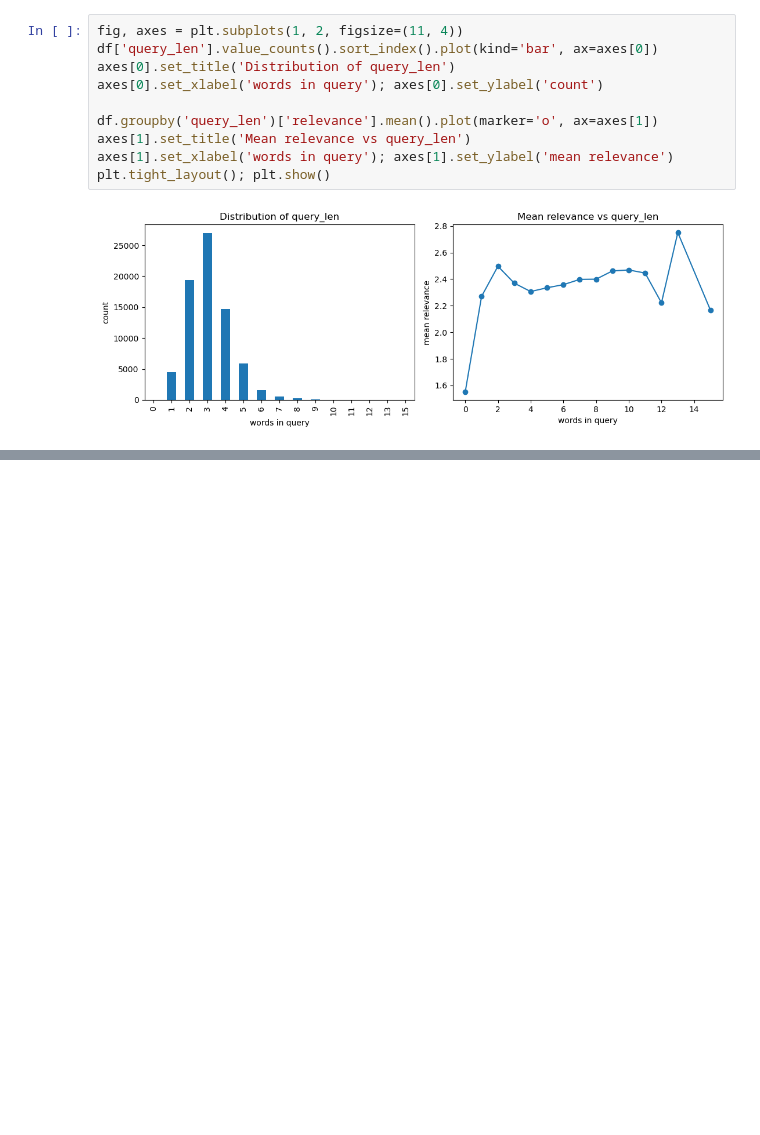
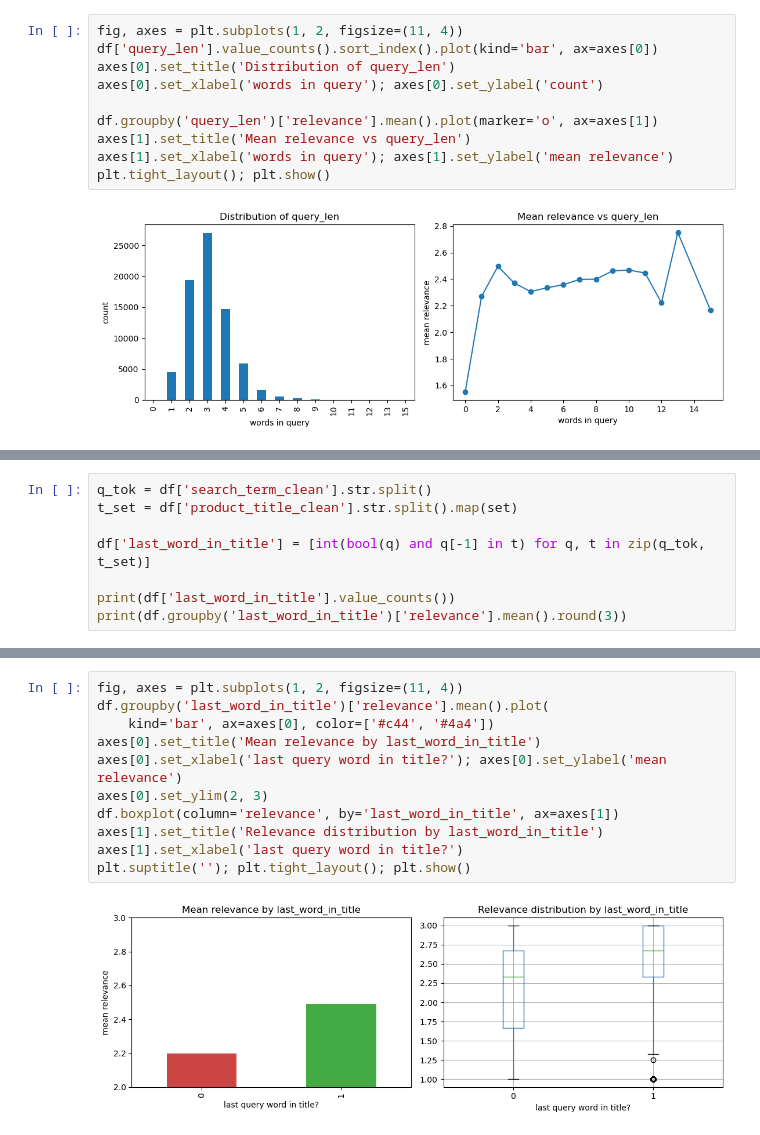
Before and after one commit to larskopp/DARP2JasperLars, a Jupyter notebook: DARP2.ipynb, the cells around one changed output, grey strips where cells are left out. Cells and saved outputs as stored; diff of their text form; blank space fills up the shorter version.

```diff
--- a/DARP2.ipynb
+++ b/DARP2.ipynb
@@ -290,0 +327,8 @@ plt.tight_layout(); plt.show()
+# %%
+q_tok = df['search_term_clean'].str.split()
+t_set = df['product_title_clean'].str.split().map(set)
+
+df['last_word_in_title'] = [int(bool(q) and q[-1] in t) for q, t in zip(q_tok, t_set)]
+
+print(df['last_word_in_title'].value_counts())
+print(df.groupby('last_word_in_title')['relevance'].mean().round(3))
@@ -290,0 +344,13 @@ plt.tight_layout(); plt.show()
+# %%
+fig, axes = plt.subplots(1, 2, figsize=(11, 4))
+df.groupby('last_word_in_title')['relevance'].mean().plot(
+    kind='bar', ax=axes[0], color=['#c44', '#4a4'])
+axes[0].set_title('Mean relevance by last_word_in_title')
+axes[0].set_xlabel('last query word in title?'); axes[0].set_ylabel('mean relevance')
+axes[0].set_ylim(2, 3)
+df.boxplot(column='relevance', by='last_word_in_title', ax=axes[1])
+axes[1].set_title('Relevance distribution by last_word_in_title')
+axes[1].set_xlabel('last query word in title?')
+plt.suptitle(''); plt.tight_layout(); plt.show()
+# %% [output]
+[figure, added]
```
Also changed, not shown: parts of 9 cells of this notebook.
